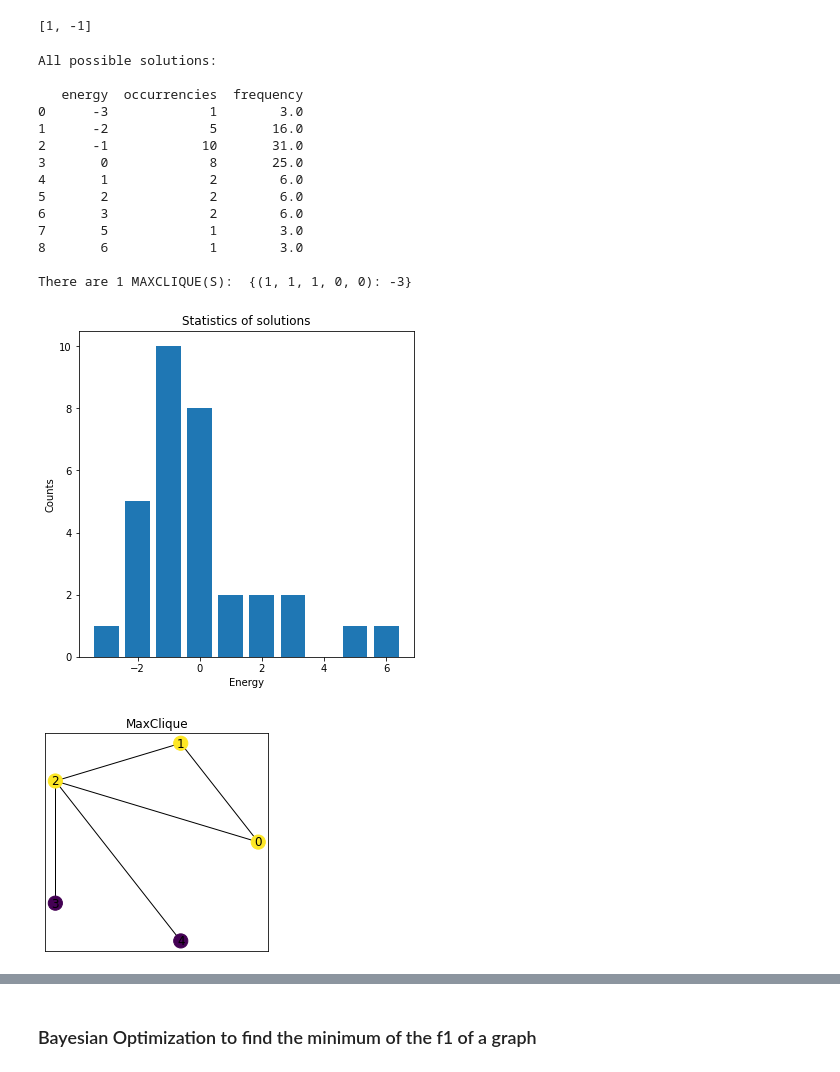
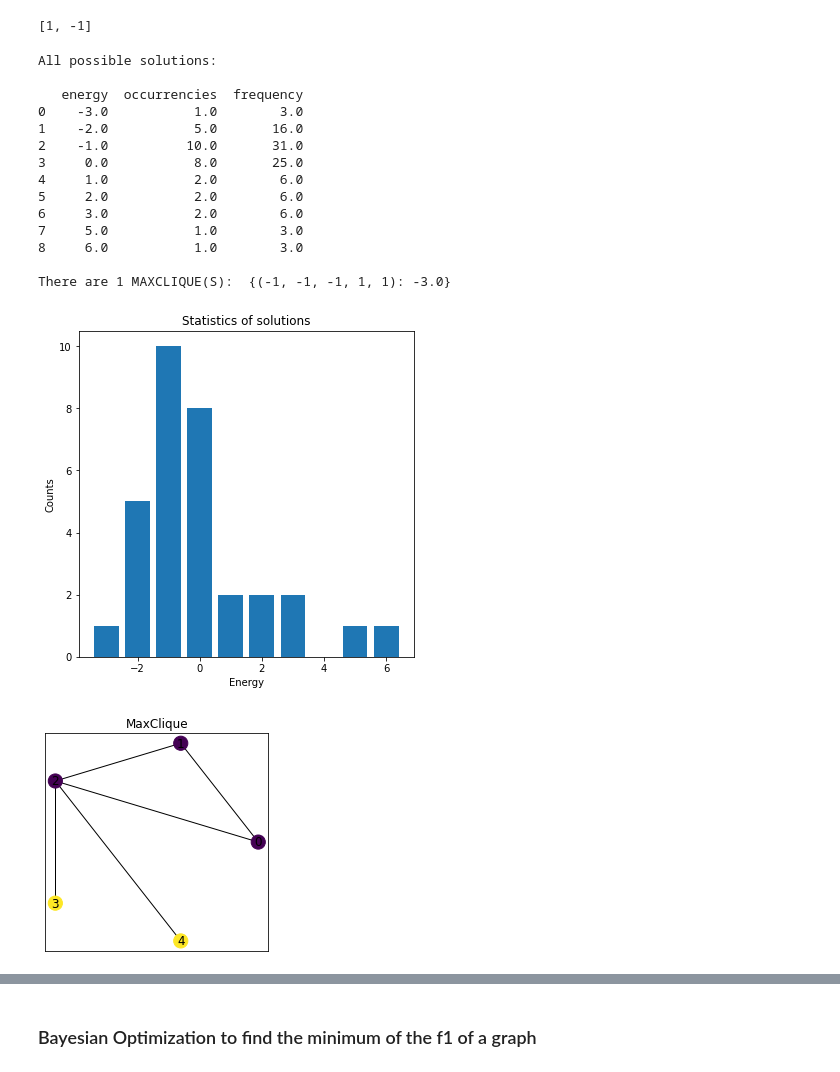
Before and after one commit to etignoneleitha/ifabquantum, a Jupyter notebook: notebooks/QAOA-ET-Bayes.ipynb, the cells around one changed output, grey strips where cells are left out. Saved outputs shown, nothing was run; the diff lists cells and outputs as text; code cells hidden in the pictures.

```diff
--- a/notebooks/QAOA-ET-Bayes.ipynb
+++ b/notebooks/QAOA-ET-Bayes.ipynb
@@ -494,19 +533,19 @@ counts, extimated_f1 = QAOA(1,1.1,shots=1000,basis="S")
 # %%
-classical_solution(basis="S")
+classical_solution(basis="Z")
 # %% [output]
 All possible solutions:
 
    energy  occurrencies  frequency
-0      -3             1        3.0
-1      -2             5       16.0
-2      -1            10       31.0
-3       0             8       25.0
-4       1             2        6.0
-5       2             2        6.0
-6       3             2        6.0
-7       5             1        3.0
-8       6             1        3.0
+0    -3.0           1.0        3.0
+1    -2.0           5.0       16.0
+2    -1.0          10.0       31.0
+3     0.0           8.0       25.0
+4     1.0           2.0        6.0
+5     2.0           2.0        6.0
+6     3.0           2.0        6.0
+7     5.0           1.0        3.0
+8     6.0           1.0        3.0
 
-There are 1 MAXCLIQUE(S):  {(1, 1, 1, 0, 0): -3}
+There are 1 MAXCLIQUE(S):  {(-1, -1, -1, 1, 1): -3.0}
 [figure]
-[figure, old version]
+[figure, new version]
```
Also changed, not shown: parts of 13 cells of this notebook.
